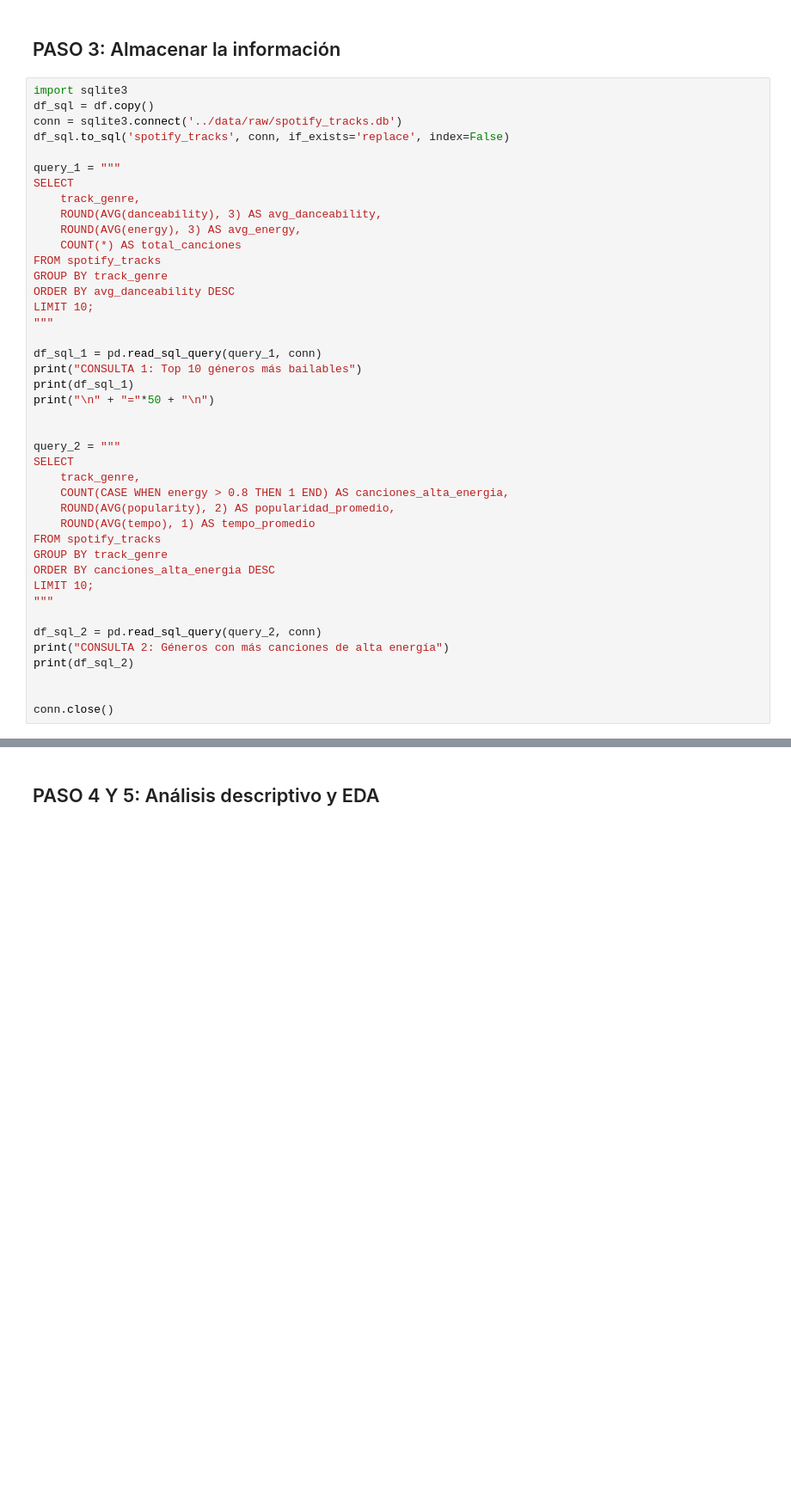
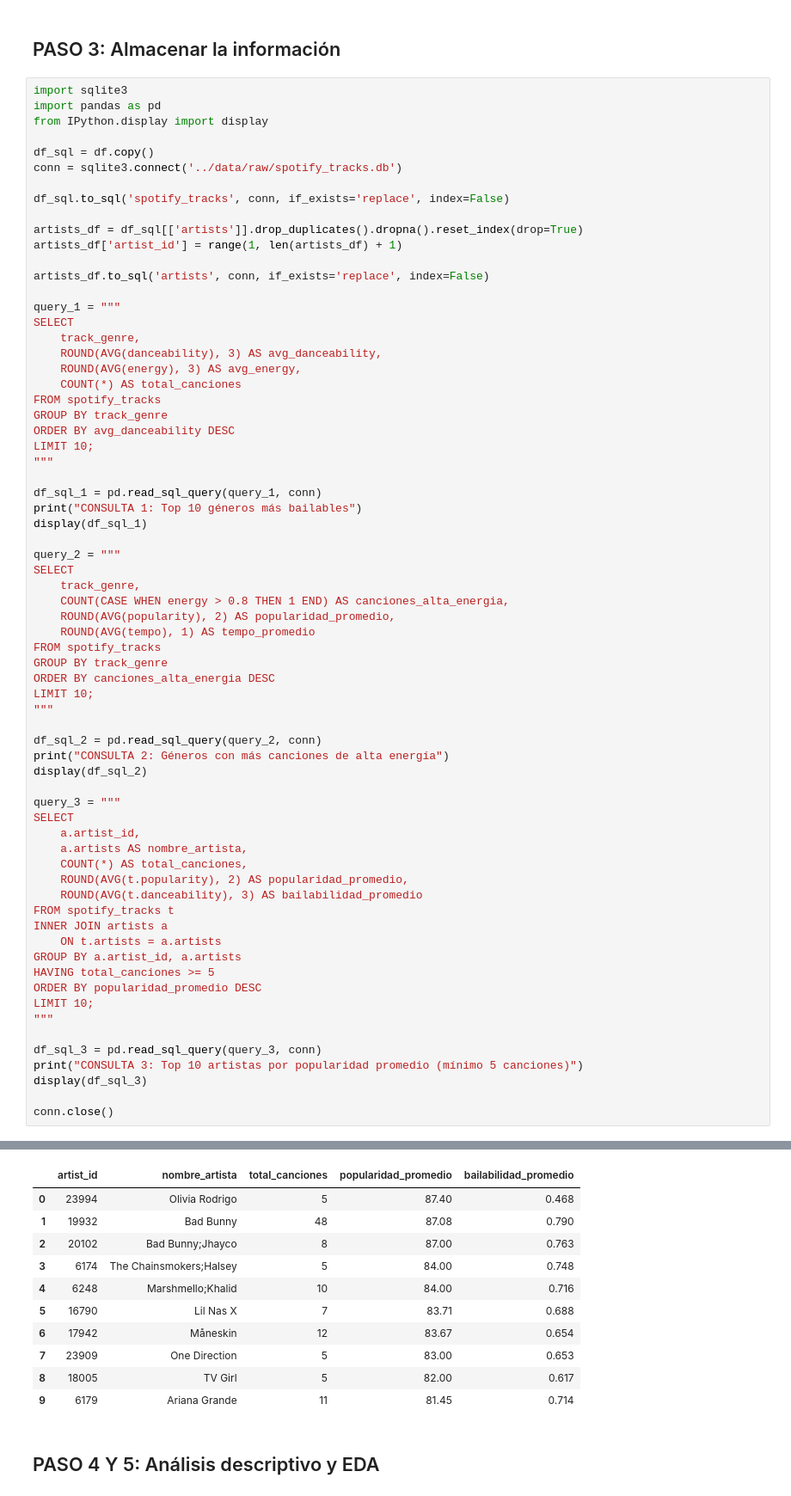
Before and after one commit to veronicasuarezvidal-eng/Proyectofinal_aprendizaje_automatico_Spotify, a Jupyter notebook: src/explore.ipynb, the cells around one changed output, grey strips where cells are left out. Shown at 86% size. Saved outputs shown, nothing was run; the diff lists cells and outputs as text; blank space fills up the shorter version.

```diff
--- a/src/explore.ipynb
+++ b/src/explore.ipynb
@@ -207,9 +207,18 @@ Se tiene un dataset de 113549 filas y 20 columnas
 ## PASO 3: Almacenar la información
 # %%
 import sqlite3
+import pandas as pd
+from IPython.display import display
+
 df_sql = df.copy()
 conn = sqlite3.connect('../data/raw/spotify_tracks.db')
+
 df_sql.to_sql('spotify_tracks', conn, if_exists='replace', index=False)
+
+artists_df = df_sql[['artists']].drop_duplicates().dropna().reset_index(drop=True)
+artists_df['artist_id'] = range(1, len(artists_df) + 1)
+
+artists_df.to_sql('artists', conn, if_exists='replace', index=False)
 
 query_1 = """
 SELECT
@@ -225,9 +234,7 @@ LIMIT 10;
 
 df_sql_1 = pd.read_sql_query(query_1, conn)
 print("CONSULTA 1: Top 10 géneros más bailables")
-print(df_sql_1)
-print("\n" + "="*50 + "\n")
-
+display(df_sql_1)
 
 query_2 = """
 SELECT
@@ -243,8 +250,27 @@ LIMIT 10;
 
 df_sql_2 = pd.read_sql_query(query_2, conn)
 print("CONSULTA 2: Géneros con más canciones de alta energía")
-print(df_sql_2)
+display(df_sql_2)
 
+query_3 = """
+SELECT
+    a.artist_id,
+    a.artists AS nombre_artista,
+    COUNT(*) AS total_canciones,
+    ROUND(AVG(t.popularity), 2) AS popularidad_promedio,
+    ROUND(AVG(t.danceability), 3) AS bailabilidad_promedio
+FROM spotify_tracks t
+INNER JOIN artists a
+    ON t.artists = a.artists
+GROUP BY a.artist_id, a.artists
+HAVING total_canciones >= 5
+ORDER BY popularidad_promedio DESC
+LIMIT 10;
+"""
+
+df_sql_3 = pd.read_sql_query(query_3, conn)
+print("CONSULTA 3: Top 10 artistas por popularidad promedio (mínimo 5 canciones)")
+display(df_sql_3)
 
 conn.close()
 # %% [output]
@@ -268,3 +302,14 @@ CONSULTA 1: Top 10 géneros más bailables
+|  | artist_id | nombre_artista | total_canciones | popularidad_promedio | bailabilidad_promedio |
+| 0 | 23994 | Olivia Rodrigo | 5 | 87.40 | 0.468 |
+| 1 | 19932 | Bad Bunny | 48 | 87.08 | 0.790 |
+| 2 | 20102 | Bad Bunny;Jhayco | 8 | 87.00 | 0.763 |
+| 3 | 6174 | The Chainsmokers;Halsey | 5 | 84.00 | 0.748 |
+| 4 | 6248 | Marshmello;Khalid | 10 | 84.00 | 0.716 |
+| 5 | 16790 | Lil Nas X | 7 | 83.71 | 0.688 |
+| 6 | 17942 | Måneskin | 12 | 83.67 | 0.654 |
+| 7 | 23909 | One Direction | 5 | 83.00 | 0.653 |
+| 8 | 18005 | TV Girl | 5 | 82.00 | 0.617 |
+| 9 | 6179 | Ariana Grande | 11 | 81.45 | 0.714 |
 # %% [markdown]
 ## PASO 4 Y 5: Análisis descriptivo y EDA
 # %% [markdown]
```
Also changed, not shown: parts of 7 cells of this notebook, 5 other files.
